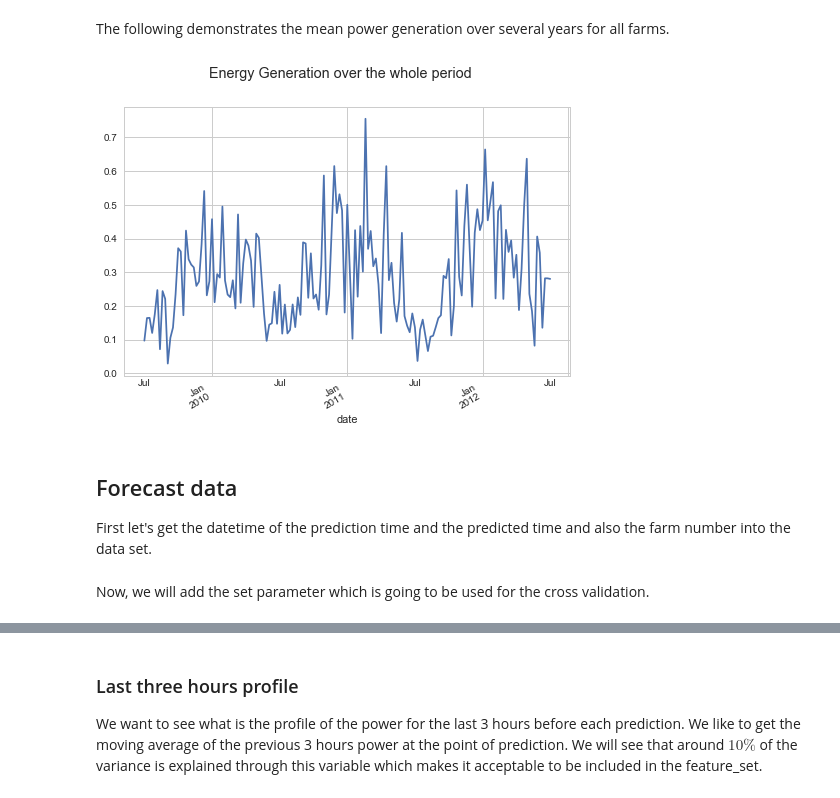
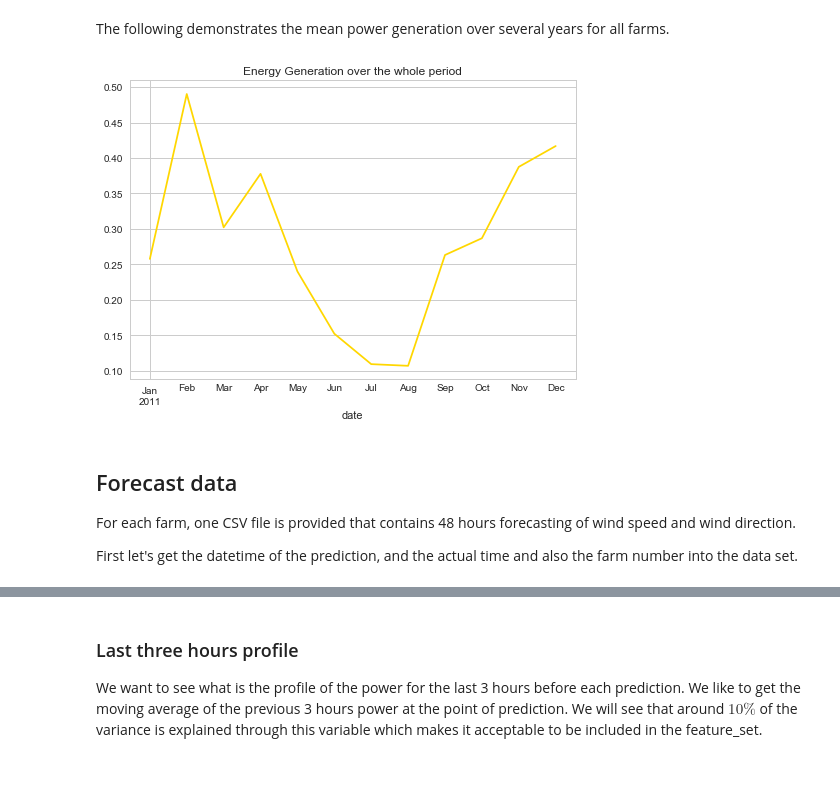
Before and after one commit to amnghd/Wind_Forecasting_Analytics, a Jupyter notebook: Energy_Forecasting.ipynb, the cells around one changed output, grey strips where cells are left out. Cells and saved outputs as stored; diff of their text form; code cells hidden in the pictures.

```diff
--- a/Energy_Forecasting.ipynb
+++ b/Energy_Forecasting.ipynb
@@ -69,12 +74,16 @@ energy.describe(include = ['O'])
 # %% [markdown]
 The following demonstrates the mean power generation over several years for all farms.
 # %%
-energy['power'].resample('W').mean().plot(title = 'Energy Generation over the whole period' ,subplots=True)
+# Let's see how the energy over a year
+energy.loc['2011', 'power'].resample('M').mean().plot(title = 'Energy Generation over the whole period' , color = 'gold')
 plt.show()
 # %% [output]
-[figure, old version]
+[figure, new version]
 # %% [markdown]
 ## Forecast data
-First let's get the datetime of the prediction time and the predicted time and also the farm number into the data set.
+
+For each farm, one CSV file is provided that contains 48 hours forecasting of wind speed and wind direction.
+
+First let's get the datetime of the prediction, and the actual time and also the farm number into the data set.
 # %%
 pattern = 'windforecasts*.csv'
@@ -94,3 +99 @@ for indx, file in enumerate(csv_files):
     forecast.append(temp_df)
-# %% [markdown]
-Now, we will add the set parameter which is going to be used for the cross validation.
```
Also changed, not shown: parts of 55 cells of this notebook, 1 other file.
